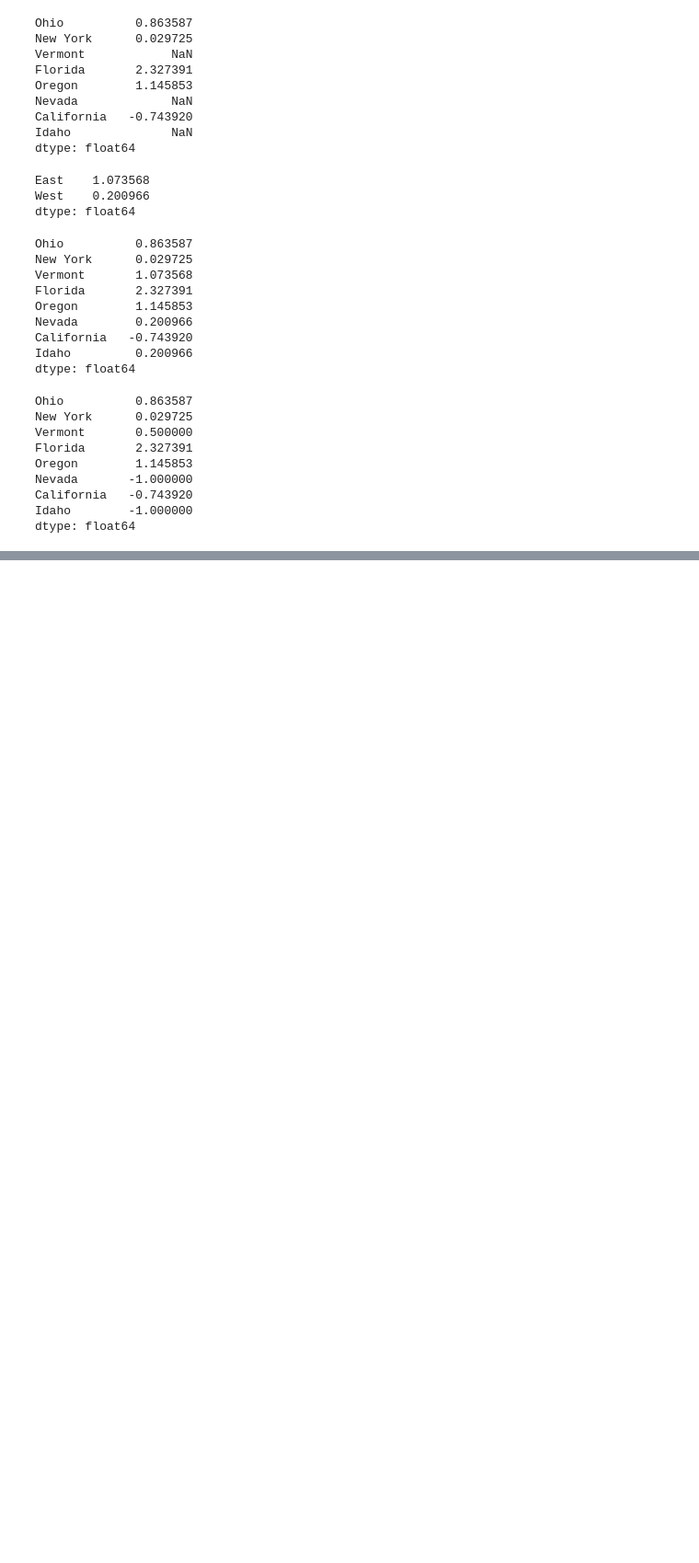
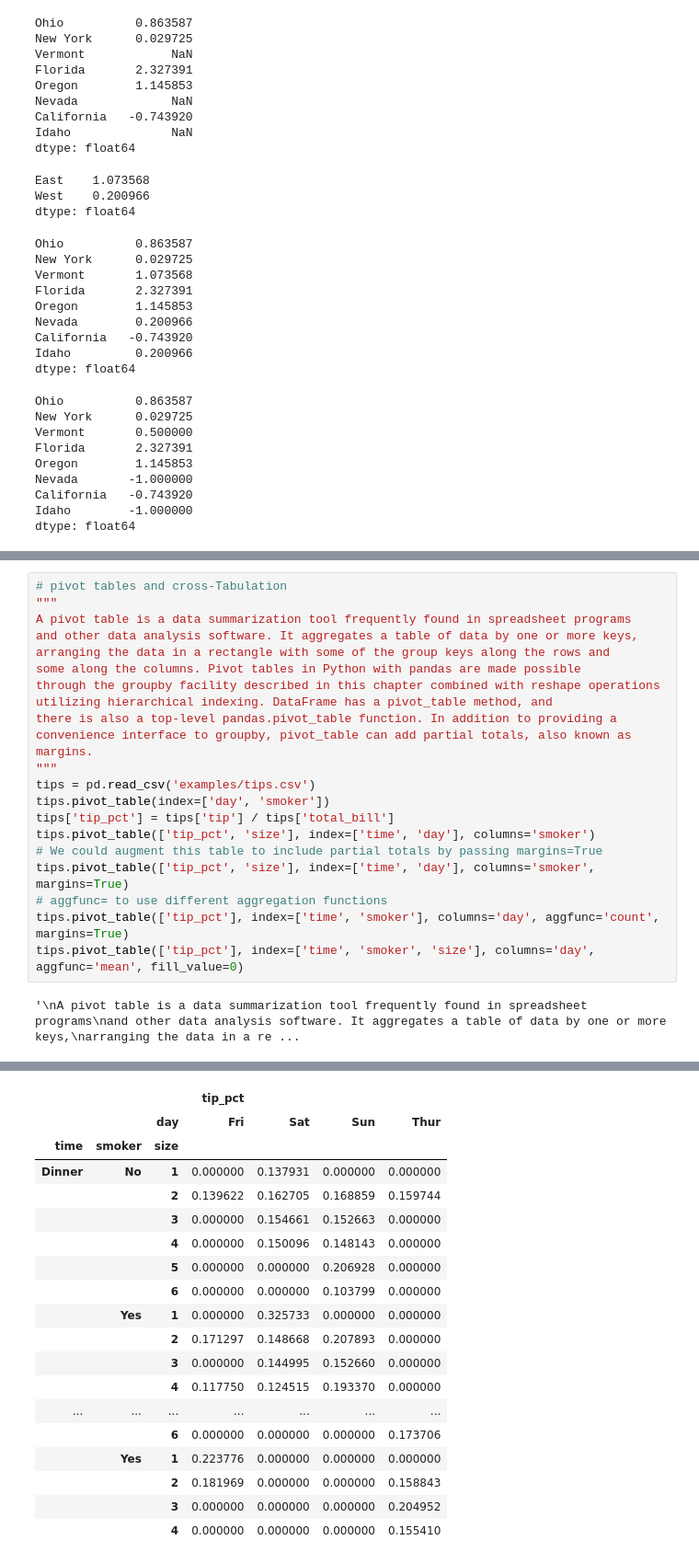
Before and after one commit to Roooooobin/Python-for-Data-Analysis-Practice, a Jupyter notebook: Data Aggregation and Group Operations.ipynb, the cells around one changed output, grey strips where cells are left out. Shown at 92% size. Saved outputs shown, nothing was run; the diff lists cells and outputs as text; blank space fills up the shorter version.

Commit message:
pandas: examples of groupby(apply), pivot_table. finish chapter10

```diff
--- a/Data Aggregation and Group Operations.ipynb
+++ b/Data Aggregation and Group Operations.ipynb
@@ -596,0 +675,24 @@ dtype: float64
+# %%
+# pivot tables and cross-Tabulation
+"""
+A pivot table is a data summarization tool frequently found in spreadsheet programs
+and other data analysis software. It aggregates a table of data by one or more keys,
+arranging the data in a rectangle with some of the group keys along the rows and
+some along the columns. Pivot tables in Python with pandas are made possible
+through the groupby facility described in this chapter combined with reshape operations
+utilizing hierarchical indexing. DataFrame has a pivot_table method, and
+there is also a top-level pandas.pivot_table function. In addition to providing a
+convenience interface to groupby, pivot_table can add partial totals, also known as
+margins.
+"""
+tips = pd.read_csv('examples/tips.csv')
+tips.pivot_table(index=['day', 'smoker'])
+tips['tip_pct'] = tips['tip'] / tips['total_bill']
+tips.pivot_table(['tip_pct', 'size'], index=['time', 'day'], columns='smoker')
+# We could augment this table to include partial totals by passing margins=True
+tips.pivot_table(['tip_pct', 'size'], index=['time', 'day'], columns='smoker', margins=True)
+# aggfunc= to use different aggregation functions
+tips.pivot_table(['tip_pct'], index=['time', 'smoker'], columns='day', aggfunc='count', margins=True)
+tips.pivot_table(['tip_pct'], index=['time', 'smoker', 'size'], columns='day', aggfunc='mean', fill_value=0)
+# %% [output]
+'\nA pivot table is a data summarization tool frequently found in spreadsheet programs\nand other data analysis software. It aggregates a table of data by one or more keys,\narranging the data in a re ...
@@ -596,0 +736,19 @@ dtype: float64
+|  |  |  | tip_pct |  |  |  |
+|  |  | day | Fri | Sat | Sun | Thur |
+| time | smoker | size |  |  |  |  |
+| Dinner | No | 1 | 0.000000 | 0.137931 | 0.000000 | 0.000000 |
+|  |  | 2 | 0.139622 | 0.162705 | 0.168859 | 0.159744 |
+|  |  | 3 | 0.000000 | 0.154661 | 0.152663 | 0.000000 |
+|  |  | 4 | 0.000000 | 0.150096 | 0.148143 | 0.000000 |
+|  |  | 5 | 0.000000 | 0.000000 | 0.206928 | 0.000000 |
+|  |  | 6 | 0.000000 | 0.000000 | 0.103799 | 0.000000 |
+|  | Yes | 1 | 0.000000 | 0.325733 | 0.000000 | 0.000000 |
+|  |  | 2 | 0.171297 | 0.148668 | 0.207893 | 0.000000 |
+|  |  | 3 | 0.000000 | 0.144995 | 0.152660 | 0.000000 |
+|  |  | 4 | 0.117750 | 0.124515 | 0.193370 | 0.000000 |
+| ... | ... | ... | ... | ... | ... | ... |
+|  |  | 6 | 0.000000 | 0.000000 | 0.000000 | 0.173706 |
+|  | Yes | 1 | 0.223776 | 0.000000 | 0.000000 | 0.000000 |
+|  |  | 2 | 0.181969 | 0.000000 | 0.000000 | 0.158843 |
+|  |  | 3 | 0.000000 | 0.000000 | 0.000000 | 0.204952 |
+|  |  | 4 | 0.000000 | 0.000000 | 0.000000 | 0.155410 |
```
Also changed, not shown: parts of 5 cells of this notebook.
